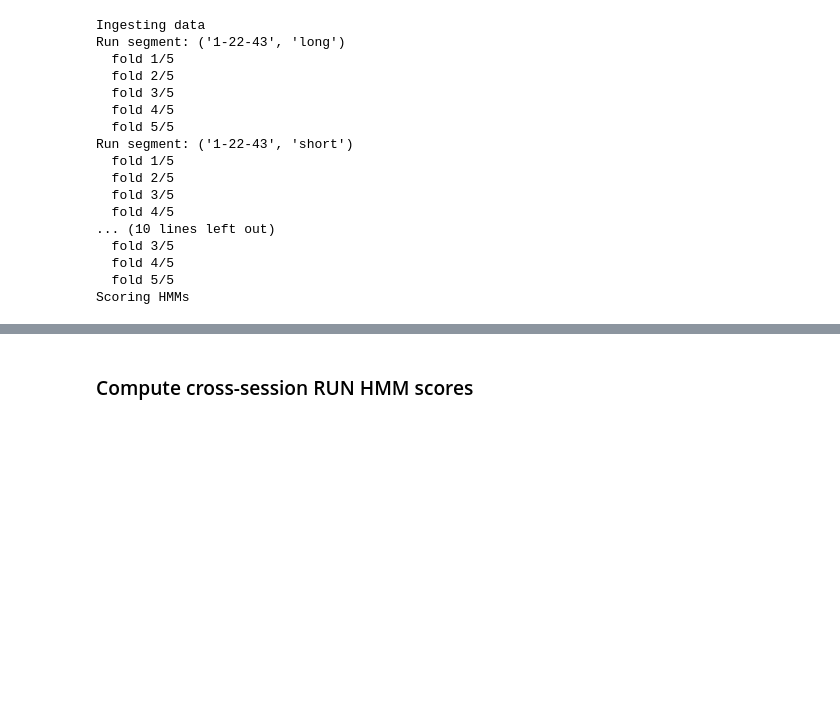
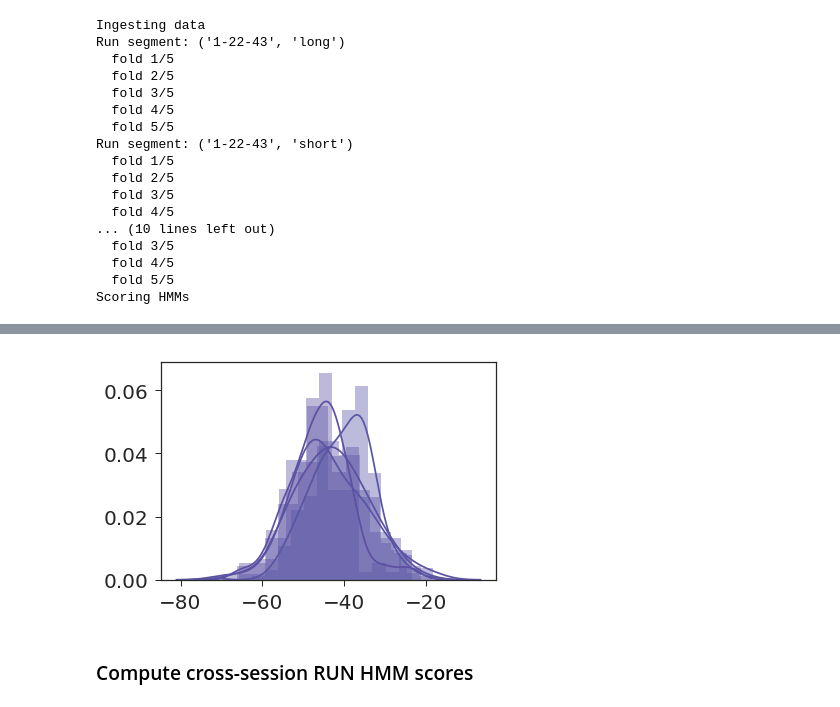
Before and after one commit to ckemere/CloudShuffles, a Jupyter notebook: Compare Run and PBE HMMs Pruned.ipynb, the cells around one changed output, grey strips where cells are left out. Cells and saved outputs as stored; diff of their text form; code cells hidden in the pictures; blank space fills up the shorter version.

```diff
--- a/Compare Run and PBE HMMs Pruned.ipynb
+++ b/Compare Run and PBE HMMs Pruned.ipynb
@@ -132,9 +132,9 @@ def score_data(data, hmm):
     seq_lens = np.array([seq.n_bins for seq in data])
     return hmm.score(data) / seq_lens
 # %%
-ds_run = 0.2 # 200 ms bin size for Run
+ds_run = 0.125 # 125 ms bin size for Run
 ds_50ms = 0.05 # used for smoothing
-sigma = 0.3 # 300 ms spike smoothing
+sigma = 0.25 # 250 ms spike smoothing
 
 num_states = 30
 
@@ -169,7 +169,7 @@ for session_time, segment in Segments:
     sbs.append(scores)
 
 print("Scoring HMMs")
-scores_by_session = dask.compute(*sbs)
+cv_score_run = dask.compute(*sbs)
 # %% [output]
 Ingesting data
 Run segment: ('1-22-43', 'long')
@@ -189,6 +189,6 @@ Run segment: ('1-22-43', 'short')
   fold 5/5
 Scoring HMMs
 # %%
-for sess in scores_by_session:
+for sess in cv_score_run:
     sns.distplot(np.hstack(sess))
 # %% [output]
@@ -195,0 +215,28 @@ for sess in scores_by_session:
+# %%
+
+sbs = [] # scores_by_session
+print("Ingesting data")
+for session_time, segment in Segments:
+    print("PBE segment: {}".format((session_time, segment)))
+
+    PBEs = aux_data[session_time][segment]['PBEs']
+
+    X = list(range(PBEs.n_epochs))
+
+    scores = []
+    for kk, (training, validation) in enumerate(k_fold_cross_validation(X, k=k_folds)):
+        print('  fold {}/{}'.format(kk+1, k_folds))
+
+        PBESeqs_train = PBEs[training]
+        PBESeqs_test = PBEs[validation]
+
+        # train HMM on all training PBEs
+        hmm = delayed(est_model)(delayed(PBESeqs_train, traverse=False), num_states, 0)
+
+        # compute scores_hmm (log likelihoods) of validation set:
+        scores.append(delayed(score_data)(delayed(PBESeqs_test, traverse=False), hmm))
+
+    sbs.append(scores)
+
+print("Scoring HMMs")
+cv_score_pbe = dask.compute(*sbs)
@@ -196,3 +261,8 @@ for sess in scores_by_session:
+# %%
+for sess in cv_score_pbe:
+    sns.distplot(np.hstack(sess))
+# %% [output]
+[figure, added]
 # %% [markdown]
 ### Compute cross-session RUN HMM scores
 # %%
```
Also changed, not shown: parts of 14 cells of this notebook.
